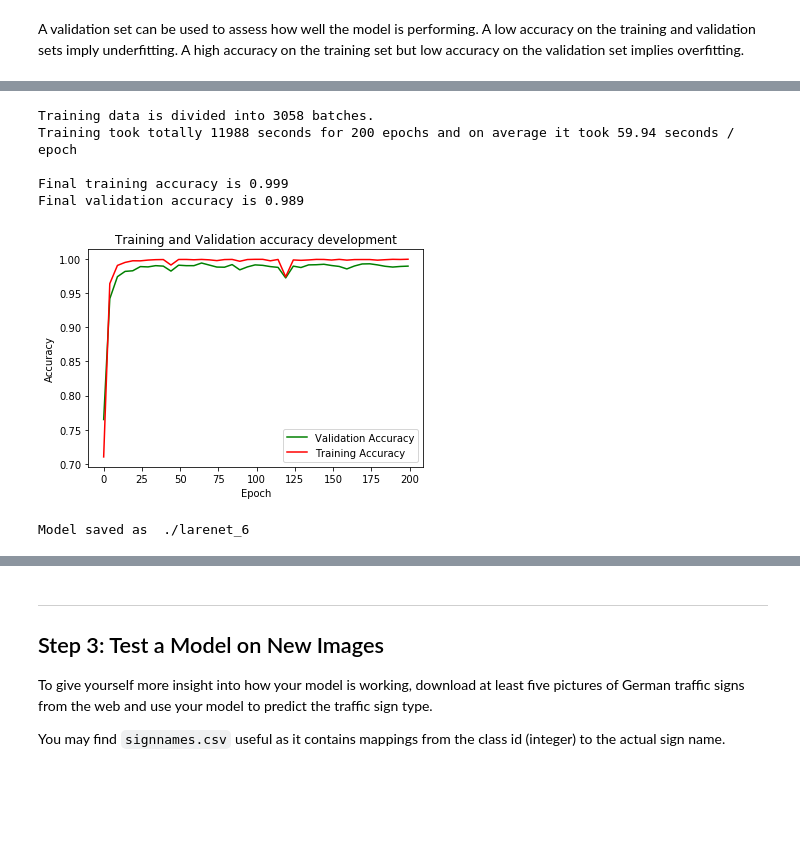
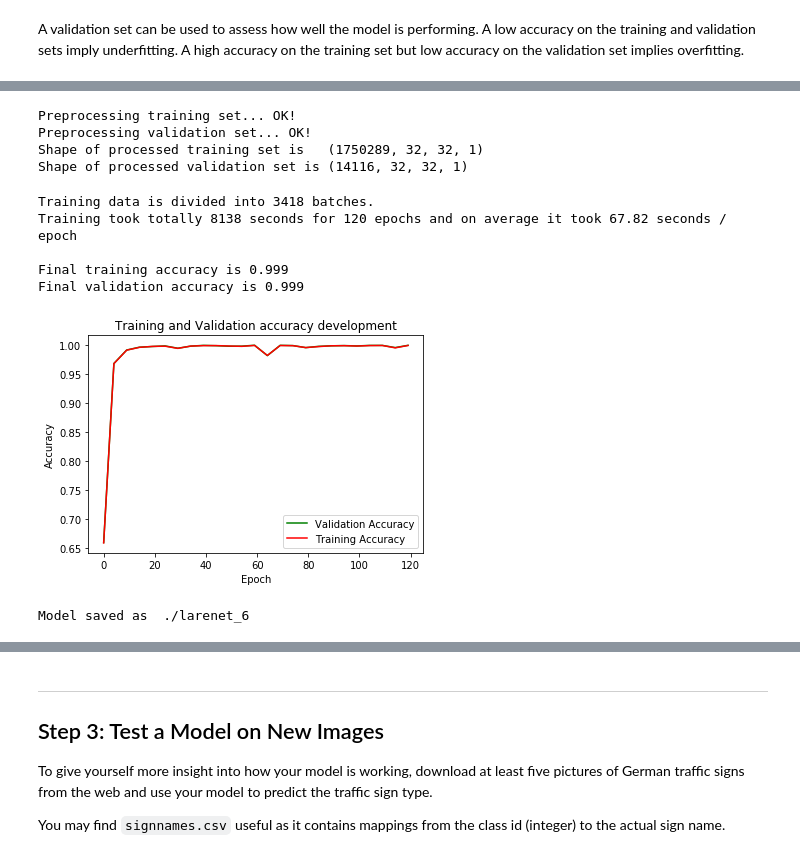
Before and after one commit to llahti/CarND-Traffic-Sign-Classifier-Project, a Jupyter notebook: Traffic_Sign_Classifier.ipynb, the cells around one changed output, grey strips where cells are left out. Drawn from its saved outputs; the diff is of its cells as text; code cells hidden in the pictures; blank space fills up the shorter version.

```diff
--- a/Traffic_Sign_Classifier.ipynb
+++ b/Traffic_Sign_Classifier.ipynb
@@ -837,3 +846,22 @@ Then have to keep in mind that achiecing +99.5% needs different approach, perhap
 # %% [markdown]
 A validation set can be used to assess how well the model is performing. A low accuracy on the training and validation
 sets imply underfitting. A high accuracy on the training set but low accuracy on the validation set implies overfitting.
+# %%
+# Split augmented data set into training and validation sets.
+from sklearn.model_selection import StratifiedShuffleSplit
+# Split training data into training and validation sets (Remember we combined those earlier)
+print("Splitting data to training and validatio sets... ", end='')
+sss = StratifiedShuffleSplit(n_splits=2, test_size=0.008, random_state=345436)
+index_train, index_valid = sss.split(X_train_concat, y_train_concat)
+
+# Split concated set according to indexes got from SSS
+X_train, X_valid = X_train_concat[index_train[0]], X_train_concat[index_valid[1]]
+y_train, y_valid = y_train_concat[index_train[0]], y_train_concat[index_valid[1]]
+print("OK!")
+
+# Print simple statistic to check everything is ok
+print("Shape of training set is  ", X_train.shape)
+print("Shape of validation set is", X_valid.shape)
+
+# These are not needed anymore
+X_train_concat, y_train_concat = None, None
@@ -840,24 +872,45 @@ sets imply underfitting. A high accuracy on the training set but low accuracy on
+# %%
+# preprocess images here, it sawes time to do image processing
+# in separate cell because we don't need to handle that anymore in training
+
+# Process training set
+print("Preprocessing training set... ", end='')
+X_train = preprocess_tensor(X_train)
+print("OK!")
+
+# Process validation set
+print("Preprocessing validation set... ", end='')
+X_valid = preprocess_tensor(X_valid)
+print("OK!")
+
+# Print simple statistic to check everything is ok
+print("Shape of processed training set is  ", X_train.shape)
+print("Shape of processed validation set is", X_valid.shape)
+# %% [output]
+Preprocessing training set... OK!
+Preprocessing validation set... OK!
+Shape of processed training set is   (1750289, 32, 32, 1)
+Shape of processed validation set is (14116, 32, 32, 1)
 # %%
 # This code cell contains code for training the model and
 # evaluating model during training with training and validation data.
 from sklearn.model_selection import StratifiedShuffleSplit
+from sklearn.utils import shuffle
+import pickle
+# For progress bar
+from ipywidgets import FloatProgress, Text
+from IPython.display import display
+# Needed for timing
+import time
 
 # Set to True if you want to train the model as training will
 # take a long time it's better to load model from file.
 TRAIN_MODEL = True
-EPOCHS = 200  # It is estimated that with GTX 1080i one epoch takes about 60s
+EPOCHS = 120  # It is estimated that with GTX 1080i one epoch takes about 60s
 BATCH_SIZE = 512 * 1  # Reduce batch size if you run out of memory
 VALIDATION_INTERVALL = 5  # Defines how often accuracy is validated
 
 if TRAIN_MODEL:
-    from sklearn.utils import shuffle
-    import pickle
-    # For progress bar
-    from ipywidgets import FloatProgress, Text
-    from IPython.display import display
-    # Needed for timing
-    import time
-
     # Initialize progress bar
     # TODO: ipywidgets progress bar could be replaced with tqdm-progress bar
     progressbar_batch = FloatProgress(min=0, description='Batch')
@@ -867,24 +920,13 @@ if TRAIN_MODEL:
     display(progressbar_epoch)
     display(infotext)
 
-    # Split training data into training and validation sets (Remember we combined those earlier)
-    StratifiedShuffleSplit(n_splits=1, test_size=0.1, random_state=345436)
-    train_index, test_index = sss.split(X, y)
-    #print("TRAIN:", train_index, "TEST:", test_index)
-    X_train, X_test = X[train_index], X[test_index]
-    y_train, y_test = y[train_index], y[test_index]
-    # Preprocess images here
-    infotext.value = "Preprocessing images"
-    X_train = preprocess_tensor(X_train)
-    X_valid = preprocess_tensor(X_valid)
-
     # Training the model
     # Store validation accuray, training accuracy and epoch # into these lists
     validationaccuracylog, trainingaccuracylog, epochlog = [], [], []
     validation_accuracy, training_accuracy = 0, 0
 
+    infotext.value = "Opening Session..."
     saver = tf.train.Saver()
-    infotext.value = "Opening Session..."
     with tf.Session() as sess:
         start = time.time()
         progressbar_epoch.max = EPOCHS
@@ -905,37 +947,37 @@ if TRAIN_MODEL:
                 batch_x, batch_y = X_train[offset:end], y_train[offset:end]
                 sess.run(training_operation, feed_dict={x: batch_x, y: batch_y, keep_prob: 0.50})
             if (i + 1)  % VALIDATION_INTERVALL == 0 or i == 0: # Validate on defined intervals
                 infotext.value  = "Validating"
                 validationaccuracylog.append(evaluate(X_valid, y_valid))
                 trainingaccuracylog.append(evaluate(X_train, y_train))
                 epochlog.append(int(i))
             progressbar_epoch.value += 1
             infotext.value = "Last validation at EPOCH {} with acc. {:.3f}.".format(epochlog[-1] + 1,
                                                                                     validationaccuracylog[-1])
         stop = time.time()
         infotext.value = "Training is Finished"
         print("Training took totally {:.0f} seconds for {} epochs \
 and on average it took {:.2f} seconds / epoch\n".format(stop-start, EPOCHS, (stop-start)/EPOCHS))
         print("Final training accuracy is {:.3f}".format(trainingaccuracylog[-1]))
         print("Final validation accuracy is {:.3f}".format(validationaccuracylog[-1]))
         plt.plot(epochlog, validationaccuracylog,  'g-', label='Validation Accuracy')
         plt.plot(epochlog, trainingaccuracylog,    'r-', label="Training Accuracy")
         plt.legend()
         plt.xlabel('Epoch')
         plt.ylabel('Accuracy')
         plt.title("Training and Validation accuracy development")
         plt.show()
         model_file_name = './larenet_6'
         saver.save(sess, model_file_name)
         tf.train.export_meta_graph(model_file_name + '.meta')
         print("Model saved as ", model_file_name)
 # %% [output]
-Training data is divided into 3058 batches.
-Training took totally 11988 seconds for 200 epochs and on average it took 59.94 seconds / epoch
+Training data is divided into 3418 batches.
+Training took totally 8138 seconds for 120 epochs and on average it took 67.82 seconds / epoch
 
 Final training accuracy is 0.999
-Final validation accuracy is 0.989
+Final validation accuracy is 0.999
-[figure, old version]
+[figure, new version]
 Model saved as  ./larenet_6
 # %%
 # Load model from file and run evaluation for training, validation and test sets
```
Also changed, not shown: parts of 21 cells of this notebook, 8 other files.
